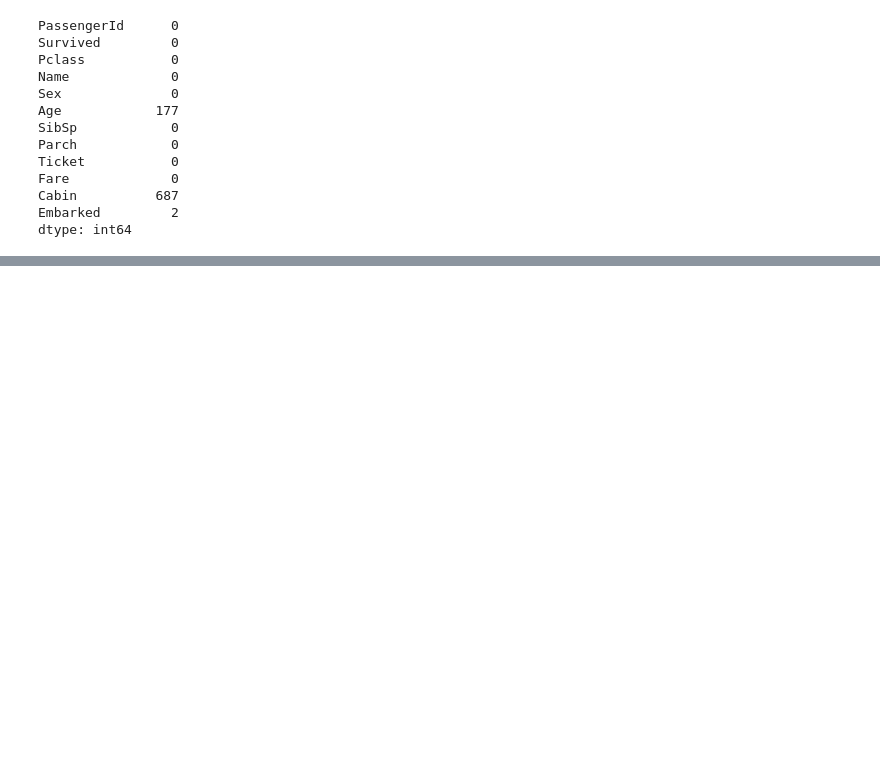
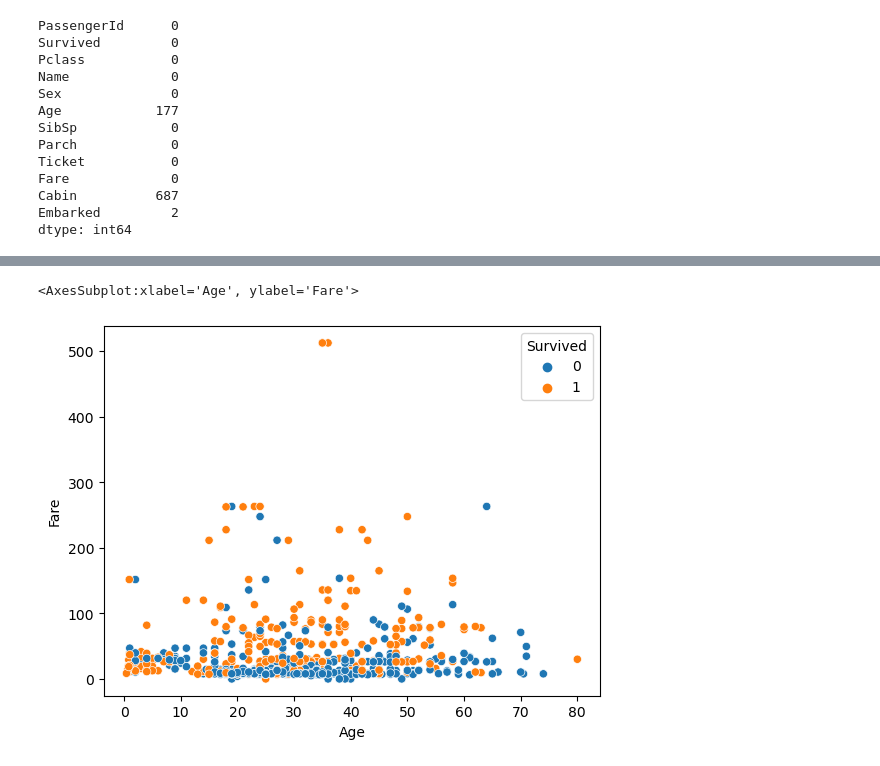
Before and after one commit to AkshayDawkhar/titanic, a Jupyter notebook: train.ipynb, the cells around one changed output, grey strips where cells are left out. Drawn from its saved outputs; the diff is of its cells as text; code cells hidden in the pictures; blank space fills up the shorter version.

Commit message:
plot graph on dataset

```diff
--- a/train.ipynb
+++ b/train.ipynb
@@ -24,0 +26,3 @@ profile.to_file(output_file='data_report.html')
+# %%
+df.drop(['Name','PassengerId','Ticket'],axis=1,inplace=True)
+df
@@ -24,0 +43,7 @@ profile.to_file(output_file='data_report.html')
+# %%
+df['family'] = df['SibSp'] + df['Parch']
+# %%
+sea.scatterplot(x='Age',y='Fare',data=df,hue='Survived')
+# %% [output]
+<AxesSubplot:xlabel='Age', ylabel='Fare'>
+[figure, added]
```
Also changed, not shown: parts of 7 cells of this notebook.
